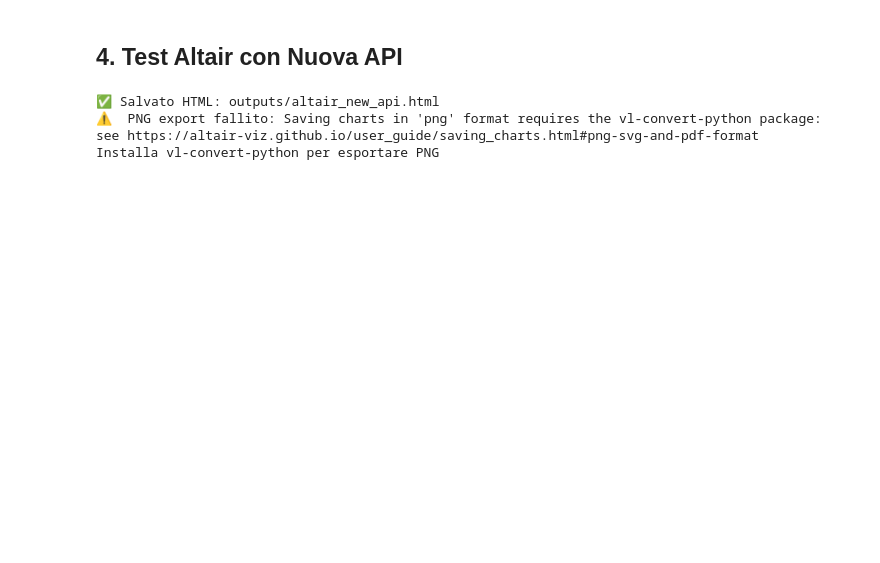
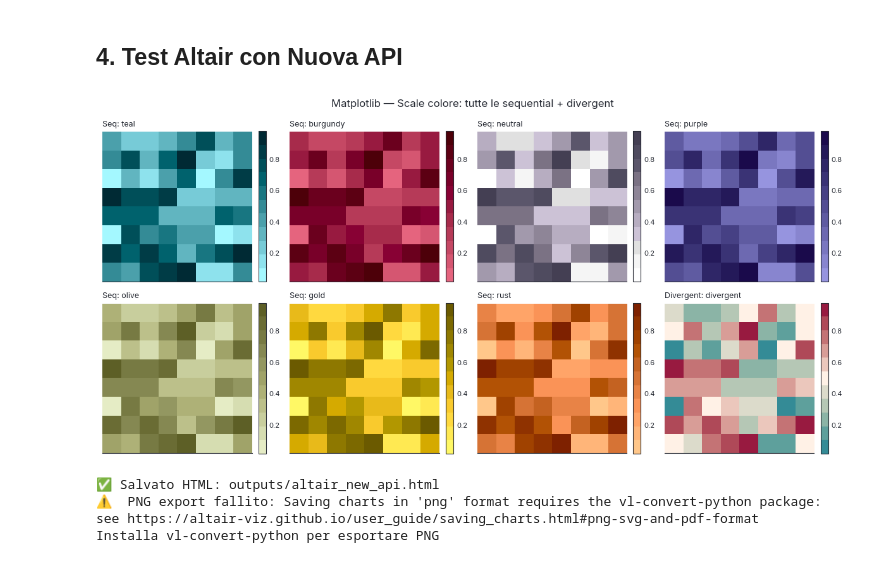
Before and after one commit to danielefadda/mobility-book-graphic-style-guide, a Jupyter notebook: examples/demo_new_api.ipynb, the cells around one changed output. Drawn from its saved outputs; the diff is of its cells as text; code cells hidden in the pictures; blank space fills up the shorter version.

Commit message:
added matplotlib example for using custom color scales

```diff
--- a/examples/demo_new_api.ipynb
+++ b/examples/demo_new_api.ipynb
@@ -292,6 +292,54 @@ chart
 [interactive output not drawn]
 # %% [markdown]
 ## 4. Test Altair con Nuova API
+# %%
+# Matplotlib: small multiples delle scale colore (sequential + divergent)
+import numpy as np
+import matplotlib.pyplot as plt
+from matplotlib.colors import ListedColormap
+import mobility_book_style as mbs
+
+# Applica il tema Matplotlib
+mbs.apply_matplotlib_theme()
+
+# Dati per heatmap
+n = 8
+Z = np.random.rand(n, n)
+
+# Elenco scale (senza categorical per coerenza con Altair demo)
+sequential_names = ['teal', 'burgundy', 'neutral', 'purple', 'olive', 'gold', 'rust']
+all_scales = sequential_names + ['divergent']
+
+# Griglia 4 colonne
+cols = 4
+rows = int(np.ceil(len(all_scales) / cols))
+fig, axes = plt.subplots(rows, cols, figsize=(12, rows * 3))
+axes = np.atleast_2d(axes)
+
+for idx, name in enumerate(all_scales):
+    r = idx // cols
+    c = idx % cols
+    ax = axes[r, c]
+    colors = mbs.get_color_scale(name)
+    cmap = ListedColormap(colors)
+    im = ax.imshow(Z, cmap=cmap, aspect='equal')
+    ax.set_title(f"{'Seq' if name != 'divergent' else 'Divergent'}: {name}")
+    ax.set_xticks([])
+    ax.set_yticks([])
+    # Aggiungi colorbar piccola
+    plt.colorbar(im, ax=ax, fraction=0.046, pad=0.04)
+
+# Nascondi assi extra se la griglia non è completa
+for extra in range(len(all_scales), rows * cols):
+    r = extra // cols
+    c = extra % cols
+    axes[r, c].axis('off')
+
+plt.suptitle('Matplotlib — Scale colore: tutte le sequential + divergent', y=0.98)
+plt.tight_layout()
+plt.show()
+# %% [output]
+[figure, added]
 # %%
 import altair as alt
 import pandas as pd
```
